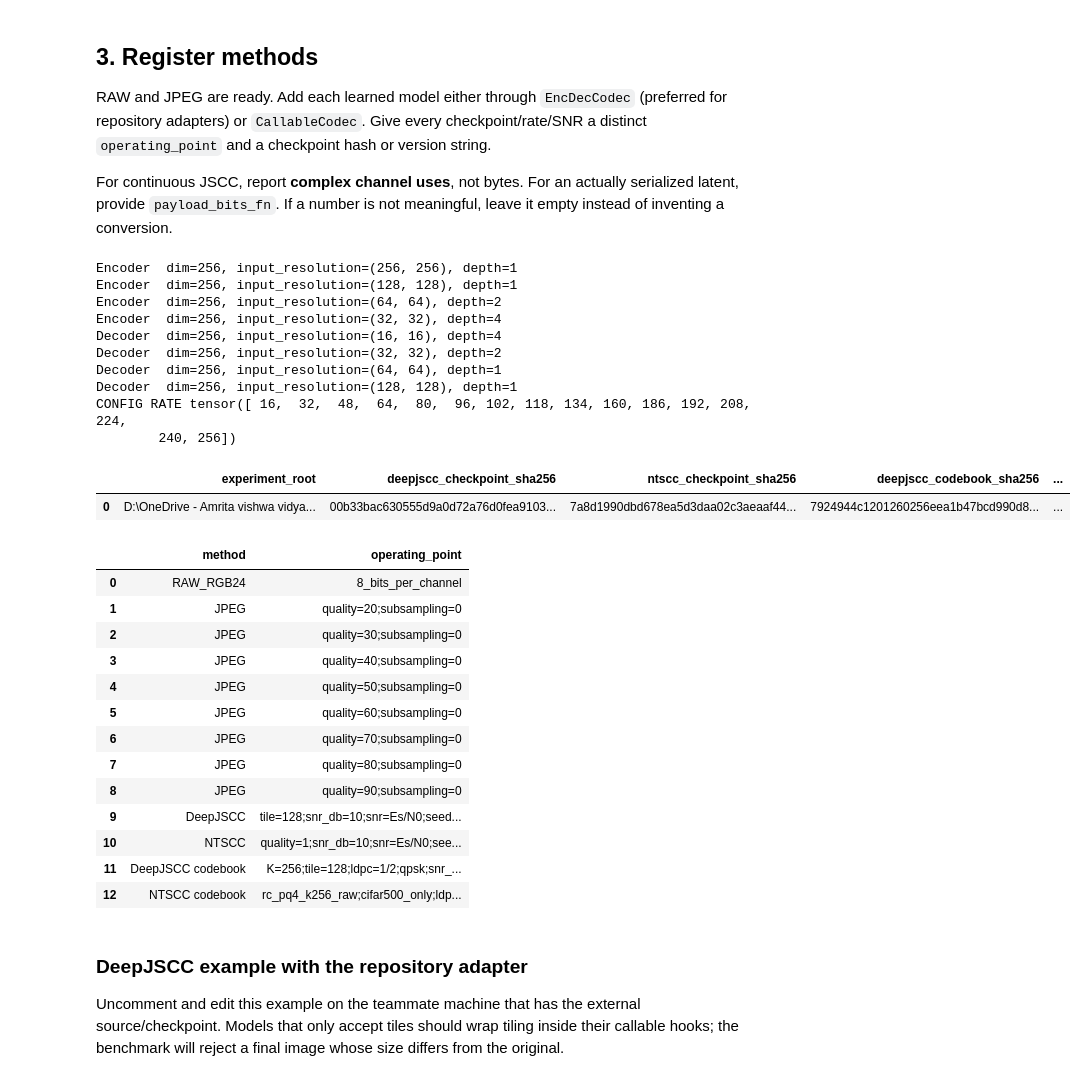
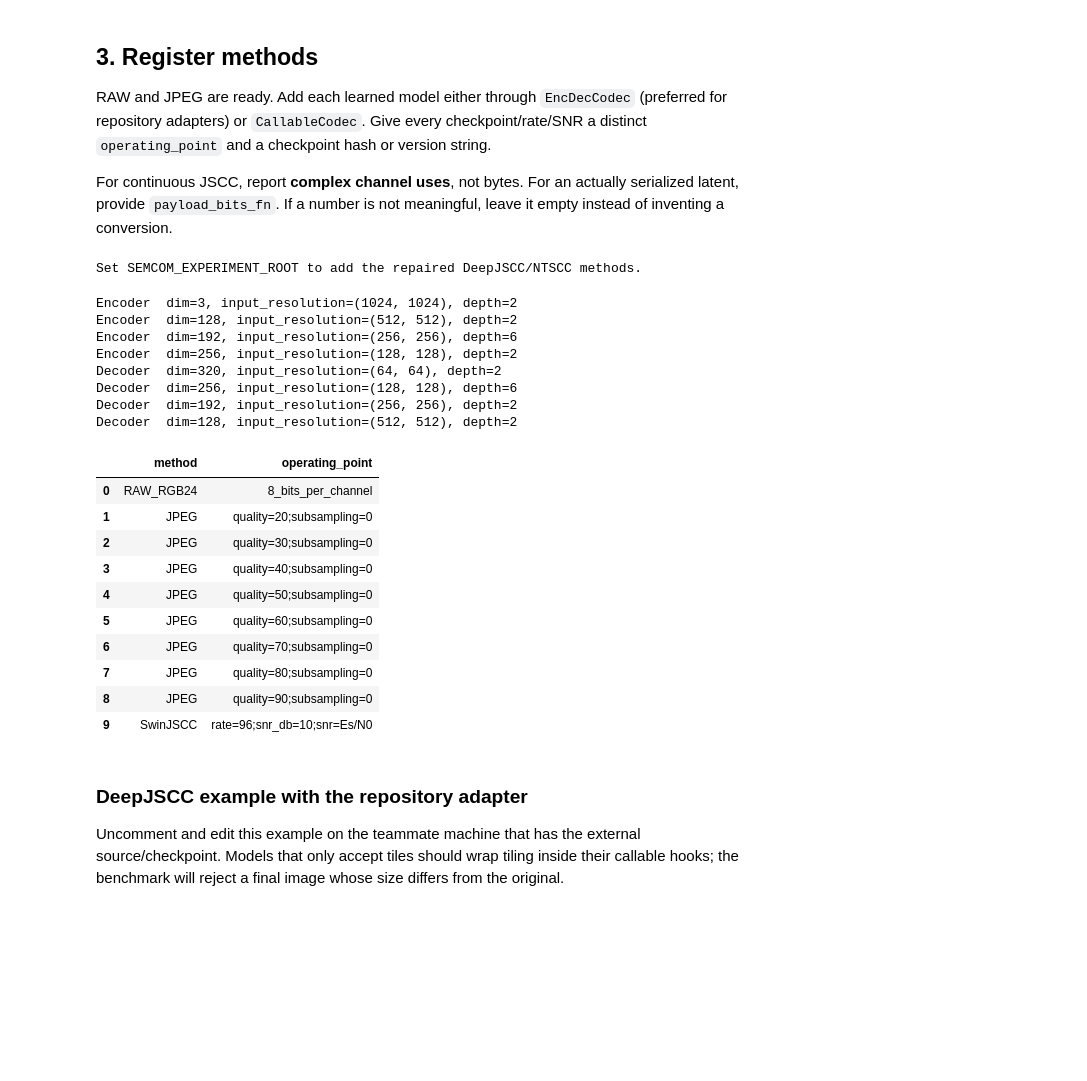
Before and after one commit to saltypal/SemanticSchedulerEnd2End, a Jupyter notebook: Notebooks/Kodak24_All_Model_Benchmark.ipynb, the cells around one changed output. Saved outputs shown, nothing was run; the diff lists cells and outputs as text; code cells hidden in the pictures; blank space fills up the shorter version.

Commit message:
Universal Kodak Benchmark

```diff
--- a/Notebooks/Kodak24_All_Model_Benchmark.ipynb
+++ b/Notebooks/Kodak24_All_Model_Benchmark.ipynb
@@ -113,59 +113,70 @@ if REPAIRED_EXPERIMENT_ROOT:
 else:
     print('Set SEMCOM_EXPERIMENT_ROOT to add the repaired DeepJSCC/NTSCC methods.')
 
 # Preferred: a repository EncDecInterface adapter that is already built/loaded.
 # channel = AWGNChannel()
 # snr_db, rate = 10.0, 96
 # METHODS.append(EncDecCodec(
 #     name='MySwinJSCC', adapter=my_adapter, device=DEVICE,
 #     version='checkpoint-sha256-prefix',
 #     operating_point=f'rate={rate};snr_db={snr_db};snr=Es/N0',
 #     encode_options={'rate': rate, 'snr_db': snr_db},
 #     transport_fn=lambda latent: channel.transmit(latent, snr_db),
 # ))
 
 # Generic PyTorch example. encode_fn/decode_fn are the only required hooks.
 # my_model = load_my_model(...).to(DEVICE).eval()
 # METHODS.append(CallableCodec(
 #     name='MyModel', version='checkpoint-sha256-prefix',
 #     operating_point='rate=example;snr_db=10', device=DEVICE,
 #     encode_fn=lambda x: my_model.encoder(x),
 #     decode_fn=lambda z: my_model.decoder(z),
 #     channel_uses_fn=lambda z: math.ceil(z[0].numel() / 2),
 #     modules=[my_model],
 #     flops=None,  # Fill from your model's trusted profiler if available.
 # ))
 
+# Native SwinJSCC benchmark: manifest-validated Stage 1A checkpoint.
+from Channels.awgn import AWGNChannel
+from EncDecPipeline.Models.SwinJSCC.model_loader import load_stage1_swinjscc
+
+SWIN_RATE = 96
+SWIN_SNR_DB = 10.0
+SWIN_ARTIFACT_DIR = PROJECT_ROOT / "Notebooks" / "Stage1A"
+swin_adapter = load_stage1_swinjscc(SWIN_ARTIFACT_DIR, device=DEVICE)
+swin_channel = AWGNChannel()
+METHODS.append(EncDecCodec(
+    "SwinJSCC", swin_adapter, device=DEVICE,
+    version="stage1-full-8e9d53d875e8",
+    operating_point=f"rate={SWIN_RATE};snr_db={SWIN_SNR_DB:g};snr=Es/N0",
+    encode_options={"rate": SWIN_RATE, "snr_db": SWIN_SNR_DB},
+    transport_fn=lambda latent: swin_channel.transmit(latent, SWIN_SNR_DB),
+))
+
 keys = [(method.name, method.operating_point) for method in METHODS]
 assert len(keys) == len(set(keys)), 'Duplicate method/operating-point key'
 pd.DataFrame(keys, columns=['method', 'operating_point'])
 # %% [output]
-Encoder  dim=256, input_resolution=(256, 256), depth=1
-Encoder  dim=256, input_resolution=(128, 128), depth=1
-Encoder  dim=256, input_resolution=(64, 64), depth=2
-Encoder  dim=256, input_resolution=(32, 32), depth=4
-Decoder  dim=256, input_resolution=(16, 16), depth=4
-Decoder  dim=256, input_resolution=(32, 32), depth=2
-Decoder  dim=256, input_resolution=(64, 64), depth=1
-Decoder  dim=256, input_resolution=(128, 128), depth=1
-CONFIG RATE tensor([ 16,  32,  48,  64,  80,  96, 102, 118, 134, 160, 186, 192, 208, 224,
-        240, 256])
+Set SEMCOM_EXPERIMENT_ROOT to add the repaired DeepJSCC/NTSCC methods.
+Encoder  dim=3, input_resolution=(1024, 1024), depth=2
+Encoder  dim=128, input_resolution=(512, 512), depth=2
+Encoder  dim=192, input_resolution=(256, 256), depth=6
+Encoder  dim=256, input_resolution=(128, 128), depth=2
+Decoder  dim=320, input_resolution=(64, 64), depth=2
+Decoder  dim=256, input_resolution=(128, 128), depth=6
+Decoder  dim=192, input_resolution=(256, 256), depth=2
+Decoder  dim=128, input_resolution=(512, 512), depth=2
-|  | experiment_root | deepjscc_checkpoint_sha256 | ntscc_checkpoint_sha256 | deepjscc_codebook_sha256 | ... |
-| 0 | D:\OneDrive - Amrita vishwa vidya... | 00b33bac630555d9a0d72a76d0fea9103... | 7a8d1990dbd678ea5d3daa02c3aeaaf44... | 7924944c1201260256eea1b47bcd990d8... | ... |
+|  | method | operating_point |
+| 0 | RAW_RGB24 | 8_bits_per_channel |
+| 1 | JPEG | quality=20;subsampling=0 |
+| 2 | JPEG | quality=30;subsampling=0 |
+| 3 | JPEG | quality=40;subsampling=0 |
+| 4 | JPEG | quality=50;subsampling=0 |
+| 5 | JPEG | quality=60;subsampling=0 |
+| 6 | JPEG | quality=70;subsampling=0 |
+| 7 | JPEG | quality=80;subsampling=0 |
+| 8 | JPEG | quality=90;subsampling=0 |
+| 9 | SwinJSCC | rate=96;snr_db=10;snr=Es/N0 |
-|  | method | operating_point |
-| 0 | RAW_RGB24 | 8_bits_per_channel |
-| 1 | JPEG | quality=20;subsampling=0 |
-| 2 | JPEG | quality=30;subsampling=0 |
-| 3 | JPEG | quality=40;subsampling=0 |
-| 4 | JPEG | quality=50;subsampling=0 |
-| 5 | JPEG | quality=60;subsampling=0 |
-| 6 | JPEG | quality=70;subsampling=0 |
-| 7 | JPEG | quality=80;subsampling=0 |
-| 8 | JPEG | quality=90;subsampling=0 |
-| 9 | DeepJSCC | tile=128;snr_db=10;snr=Es/N0;seed... |
-| 10 | NTSCC | quality=1;snr_db=10;snr=Es/N0;see... |
-| 11 | DeepJSCC codebook | K=256;tile=128;ldpc=1/2;qpsk;snr_... |
-| 12 | NTSCC codebook | rc_pq4_k256_raw;cifar500_only;ldp... |
 # %% [markdown]
 ### DeepJSCC example with the repository adapter
 
```
Also changed, not shown: parts of 5 cells of this notebook, 4 other files.
